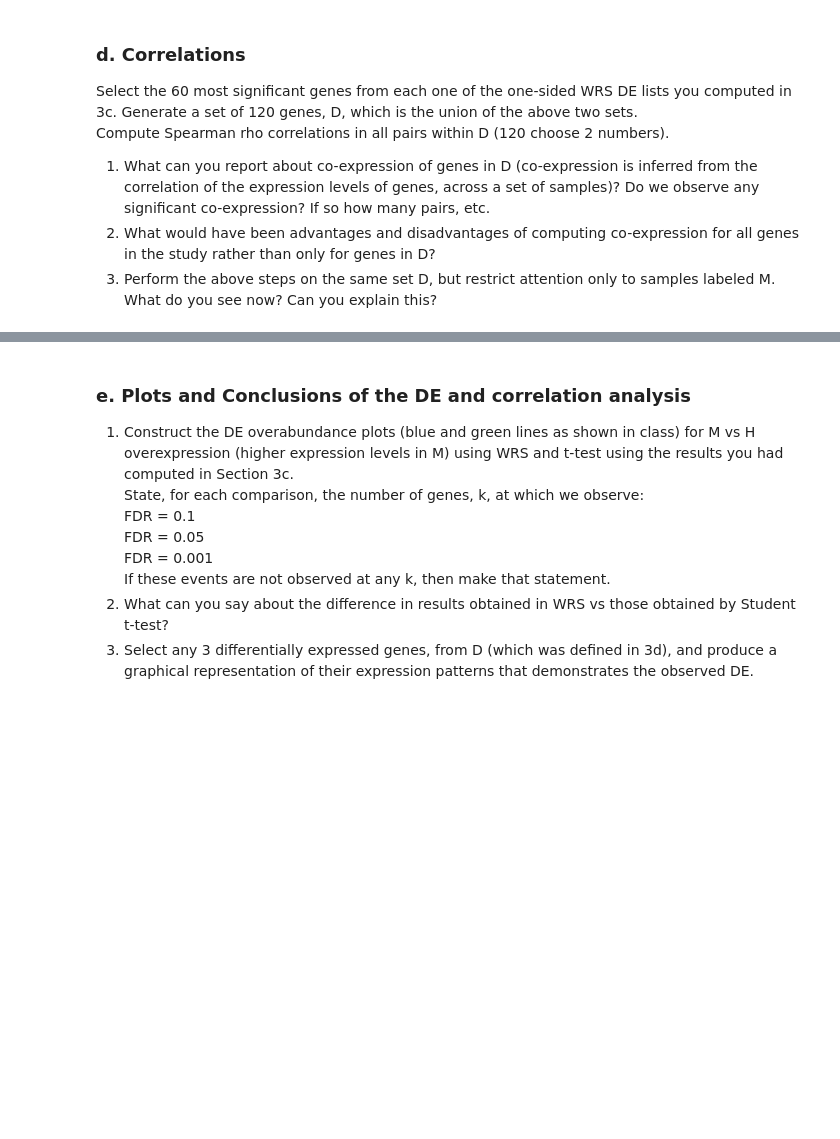
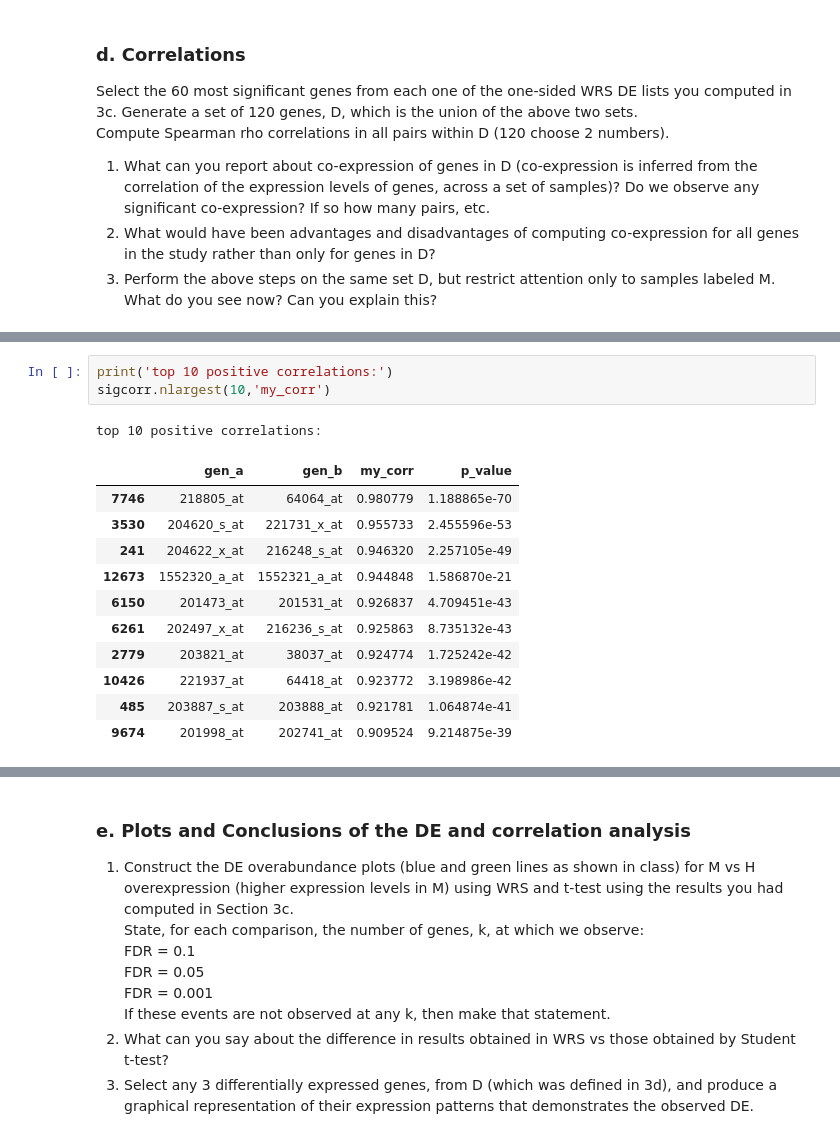
Before and after one commit to ihadanny/stat3620, a Jupyter notebook: HW4_034537969_322156159.ipynb, the cells around one changed output, grey strips where cells are left out. Drawn from its saved outputs; the diff is of its cells as text; blank space fills up the shorter version.

```diff
--- a/HW4_034537969_322156159.ipynb
+++ b/HW4_034537969_322156159.ipynb
@@ -145,0 +219,16 @@ Compute Spearman rho correlations in all pairs within D (120 choose 2 numbers).
+# %%
+print('top 10 positive correlations:')
+sigcorr.nlargest(10,'my_corr')
+# %% [output]
+top 10 positive correlations:
+|  | gen_a | gen_b | my_corr | p_value |
+| 7746 | 218805_at | 64064_at | 0.980779 | 1.188865e-70 |
+| 3530 | 204620_s_at | 221731_x_at | 0.955733 | 2.455596e-53 |
+| 241 | 204622_x_at | 216248_s_at | 0.946320 | 2.257105e-49 |
+| 12673 | 1552320_a_at | 1552321_a_at | 0.944848 | 1.586870e-21 |
+| 6150 | 201473_at | 201531_at | 0.926837 | 4.709451e-43 |
+| 6261 | 202497_x_at | 216236_s_at | 0.925863 | 8.735132e-43 |
+| 2779 | 203821_at | 38037_at | 0.924774 | 1.725242e-42 |
+| 10426 | 221937_at | 64418_at | 0.923772 | 3.198986e-42 |
+| 485 | 203887_s_at | 203888_at | 0.921781 | 1.064874e-41 |
+| 9674 | 201998_at | 202741_at | 0.909524 | 9.214875e-39 |
```
Also changed, not shown: parts of 13 cells of this notebook.
